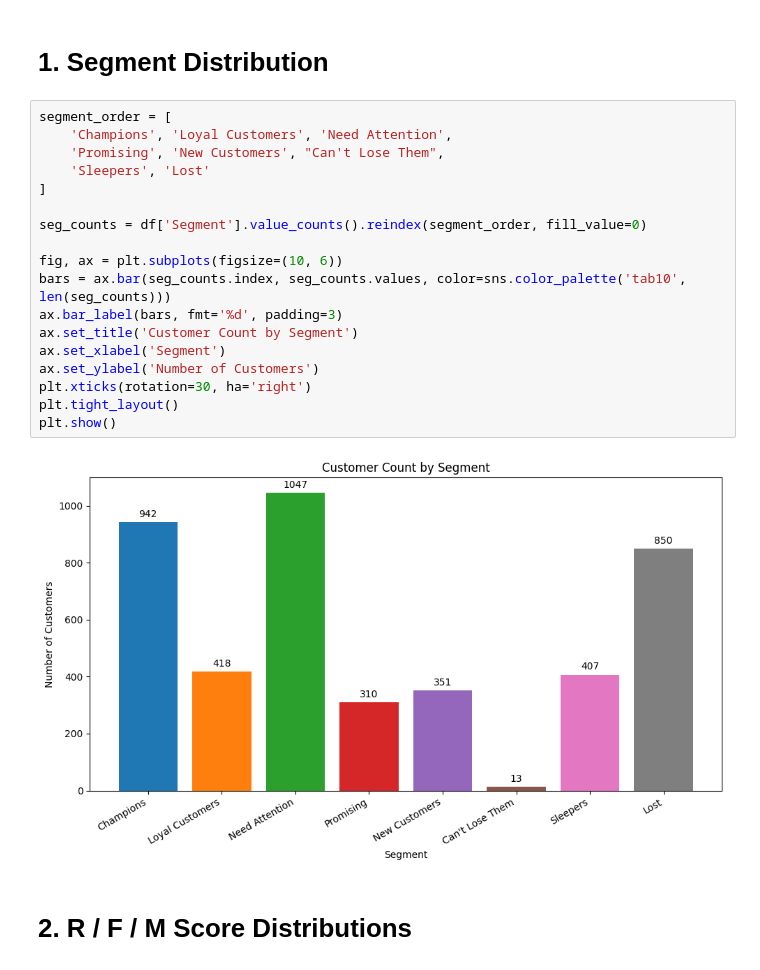
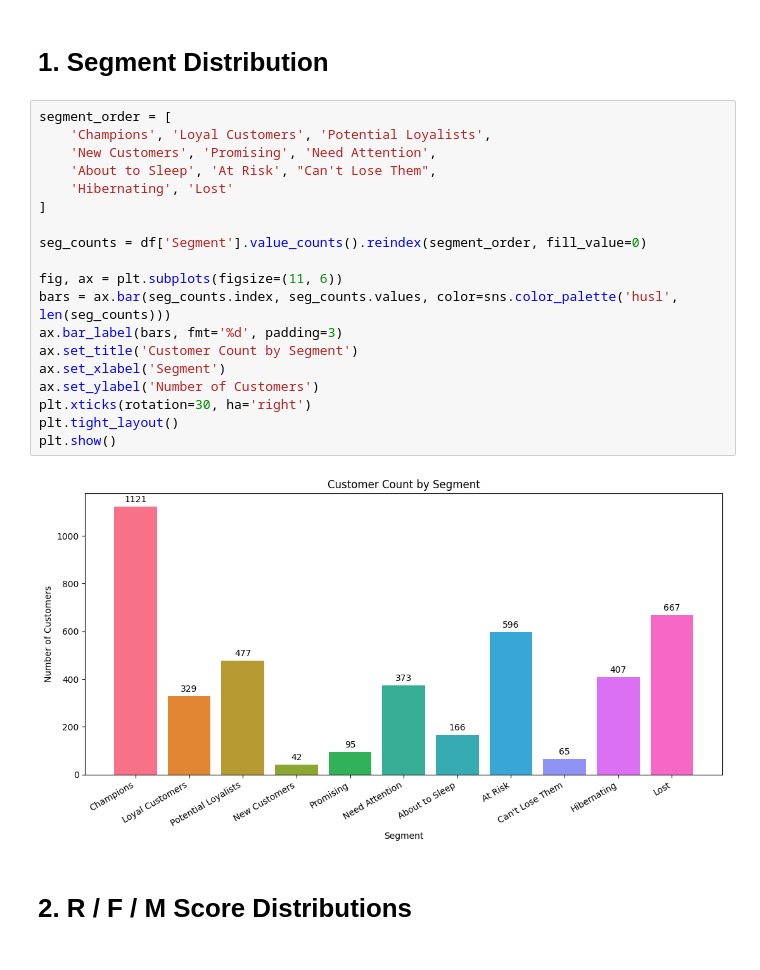
Before and after one commit to Vitor-FCCarvalho/customer-segmentation-ecommerce, a Jupyter notebook: notebooks/02_rfm_analysis.ipynb, the cells around one changed output. Drawn from its saved outputs; the diff is of its cells as text.

```diff
--- a/notebooks/02_rfm_analysis.ipynb
+++ b/notebooks/02_rfm_analysis.ipynb
@@ -11,24 +11,25 @@ df = pd.read_csv(BASE_DIR / 'exports' / 'customer_rmf.csv')
 # 1. Segment Distribution
 # %%
 segment_order = [
-    'Champions', 'Loyal Customers', 'Need Attention',
-    'Promising', 'New Customers', "Can't Lose Them",
-    'Sleepers', 'Lost'
+    'Champions', 'Loyal Customers', 'Potential Loyalists',
+    'New Customers', 'Promising', 'Need Attention',
+    'About to Sleep', 'At Risk', "Can't Lose Them",
+    'Hibernating', 'Lost'
 ]
 
 seg_counts = df['Segment'].value_counts().reindex(segment_order, fill_value=0)
 
-fig, ax = plt.subplots(figsize=(10, 6))
-bars = ax.bar(seg_counts.index, seg_counts.values, color=sns.color_palette('tab10', len(seg_counts)))
+fig, ax = plt.subplots(figsize=(11, 6))
+bars = ax.bar(seg_counts.index, seg_counts.values, color=sns.color_palette('husl', len(seg_counts)))
 ax.bar_label(bars, fmt='%d', padding=3)
 ax.set_title('Customer Count by Segment')
 ax.set_xlabel('Segment')
 ax.set_ylabel('Number of Customers')
 plt.xticks(rotation=30, ha='right')
 plt.tight_layout()
 plt.show()
 # %% [output]
-[figure, old version]
+[figure, new version]
 # %% [markdown]
 # 2. R / F / M Score Distributions
 # %%
```
Also changed, not shown: parts of 5 cells of this notebook, 23 other files.
